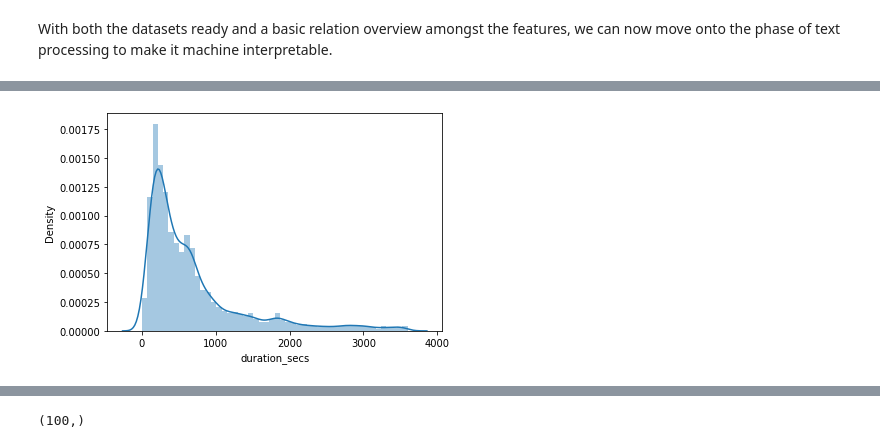
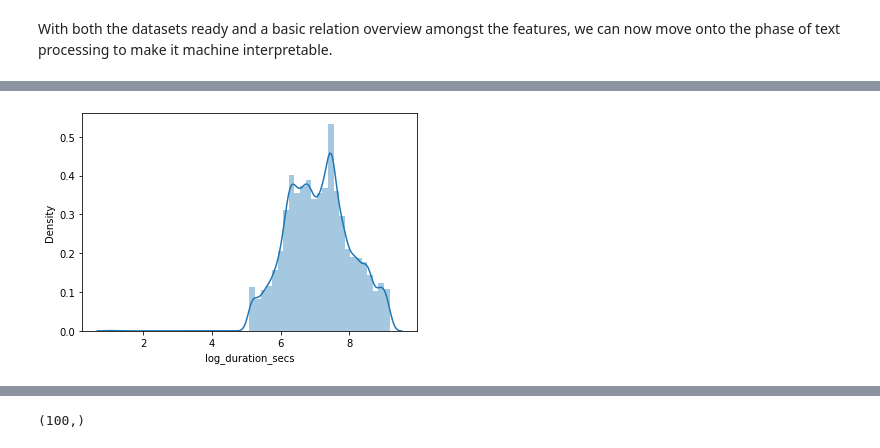
Before and after one commit to ajinkyabhanudas/SIADS696, a Jupyter notebook: Dataset_setup_Ajinkya.ipynb, the cells around one changed output, grey strips where cells are left out. Saved outputs shown, nothing was run; the diff lists cells and outputs as text; code cells hidden in the pictures.

Commit message:
added in a plot

```diff
--- a/Dataset_setup_Ajinkya.ipynb
+++ b/Dataset_setup_Ajinkya.ipynb
@@ -220,6 +213,7 @@ def create_dataset(df, featureset, primary=True):
   if primary:
     df["publishedAt"] = pd.to_datetime(df.publishedAt)
     df['publishedDayNum'] = df.publishedAt.apply(lambda x: x.timetuple().tm_yday)
+    df['publishedDayDelta'] = abs(df['publishedDayNum']-datetime.datetime.now().timetuple().tm_yday)
     df["categoryId"] = df.categoryId.astype(float)
     df["viewCount"] = df.viewCount.astype(float)
     df["likeCount"] = df.likeCount.astype(float)
@@ -231,6 +225,7 @@ def create_dataset(df, featureset, primary=True):
     df['channelTitle'] = df.channelTitle.str.lower()
     df['description'] = df.description.apply(lambda x: text_prep(x))
     df['title'] = df.title.apply(lambda x: text_prep(x))
+    df['log_duration_secs'] = np.log(df.duration_secs+1)
 
   else:
     df['ov_viewCount'] = df.viewCount.astype(float)
@@ -250,8 +245,9 @@ def create_dataset(df, featureset, primary=True):
 # %%
 features = ['title', 'description', 'channelTitle',
  'categoryId', 'viewCount', 'likeCount',
- 'commentCount', 'duration_secs','definition',
- 'topicCategories', 'publishedDayNum']
+ 'commentCount', 'duration_secs', 'log_duration_secs',
+ 'definition', 'topicCategories', 'publishedDayNum',
+ 'publishedDayDelta']
 
 preproc1_df = create_dataset(raw_df, features)
 # %%
@@ -419,7 +427,7 @@ for topic_list in df.title.values:
 # %%
 # unique_titles_word_list
 # %%
-basic_model_features = ['title', 'topicCategories', 'definition', 'publishedDayNum', 'duration_secs', 'std_viewCount']
+basic_model_features = ['title', 'topicCategories', 'definition', 'publishedDayNum', 'log_duration_secs', 'std_viewCount', 'publishedDayDelta']
 basic_model_data = df[basic_model_features]
 
 basic_model_data.head()
@@ -433,8 +441,8 @@ basic_model_data.head()
 # %%
 import seaborn as sns
 #b4 transform
-sns.distplot(basic_model_data.duration_secs+1);
+sns.distplot(basic_model_data.log_duration_secs+1);
 # %% [output]
-[figure, old version]
+[figure, new version]
 # %%
 #after transform
```
Also changed, not shown: parts of 39 cells of this notebook.
